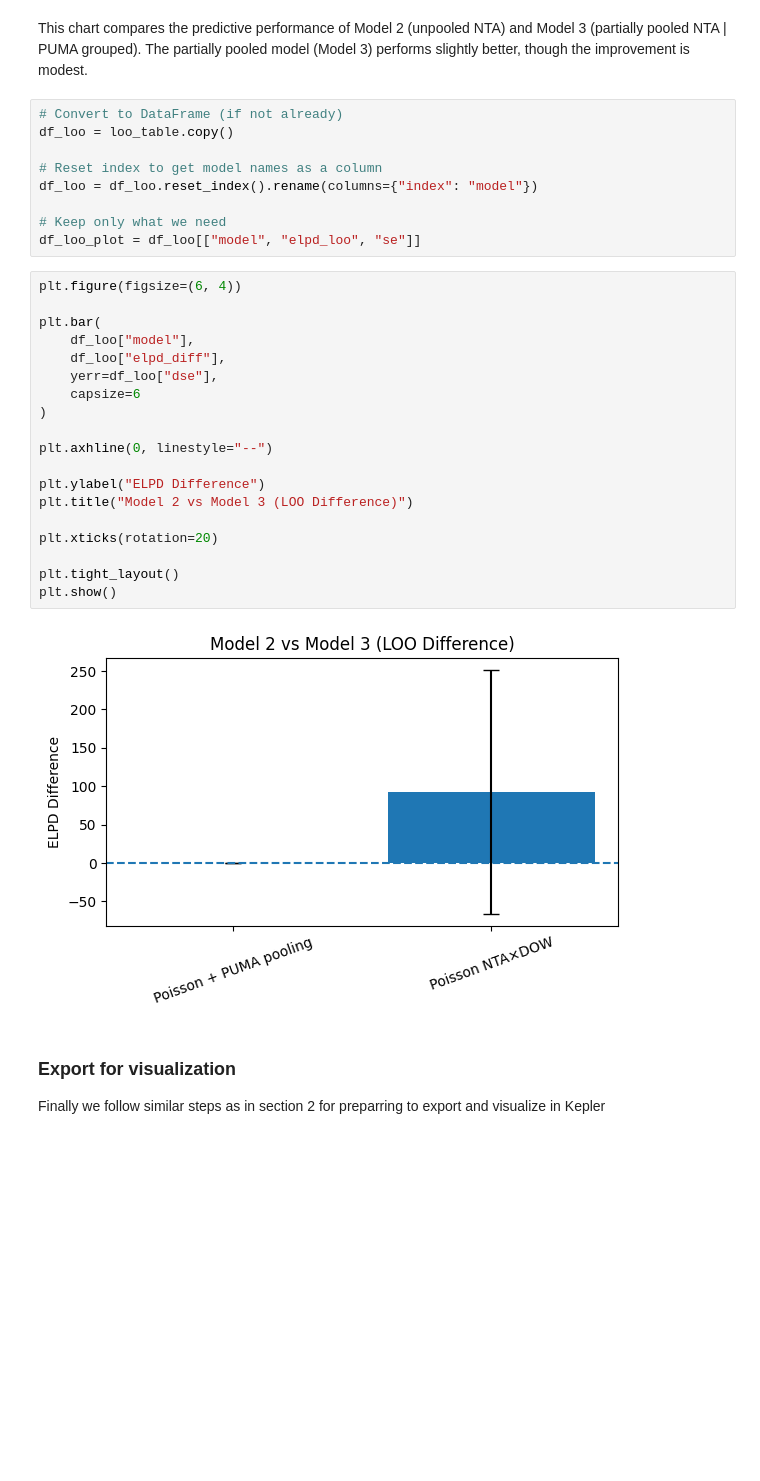
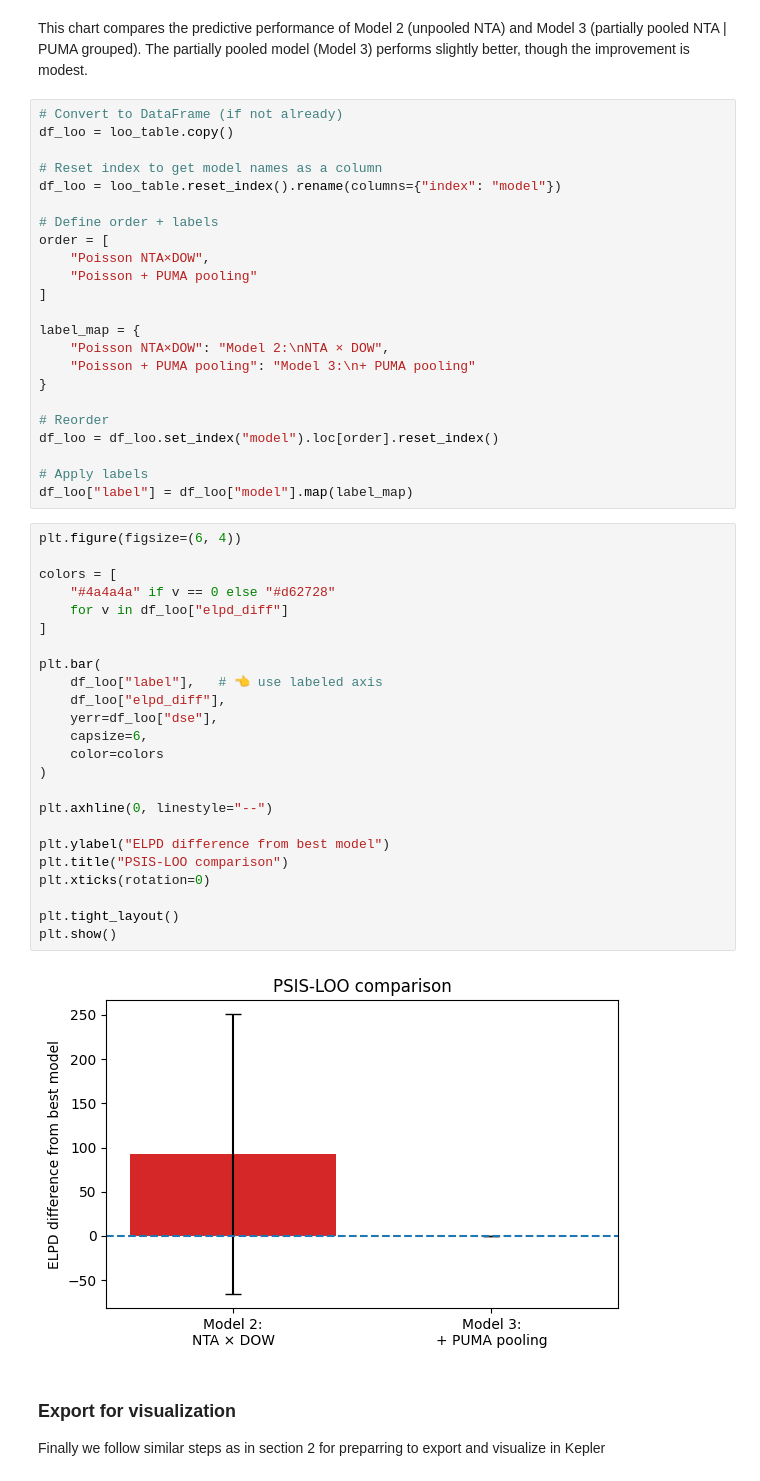
Before and after one commit to mosesmc52/nyc-311-bayesian-noise-models, a Jupyter notebook: notebooks/04_partially_pooled_nta_puma_grouped.ipynb, the cells around one changed output. Saved outputs shown, nothing was run; the diff lists cells and outputs as text; blank space fills up the shorter version.

```diff
--- a/notebooks/04_partially_pooled_nta_puma_grouped.ipynb
+++ b/notebooks/04_partially_pooled_nta_puma_grouped.ipynb
@@ -412,31 +412,50 @@ The partially pooled model (Model 3) performs slightly better, though the improv
 df_loo = loo_table.copy()
 
 # Reset index to get model names as a column
-df_loo = df_loo.reset_index().rename(columns={"index": "model"})
+df_loo = loo_table.reset_index().rename(columns={"index": "model"})
 
-# Keep only what we need
-df_loo_plot = df_loo[["model", "elpd_loo", "se"]]
+# Define order + labels
+order = [
+    "Poisson NTA×DOW",
+    "Poisson + PUMA pooling"
+]
+
+label_map = {
+    "Poisson NTA×DOW": "Model 2:\nNTA × DOW",
+    "Poisson + PUMA pooling": "Model 3:\n+ PUMA pooling"
+}
+
+# Reorder
+df_loo = df_loo.set_index("model").loc[order].reset_index()
+
+# Apply labels
+df_loo["label"] = df_loo["model"].map(label_map)
 # %%
 plt.figure(figsize=(6, 4))
 
+colors = [
+    "#4a4a4a" if v == 0 else "#d62728"
+    for v in df_loo["elpd_diff"]
+]
+
 plt.bar(
-    df_loo["model"],
+    df_loo["label"],   # 👈 use labeled axis
     df_loo["elpd_diff"],
     yerr=df_loo["dse"],
-    capsize=6
+    capsize=6,
+    color=colors
 )
 
 plt.axhline(0, linestyle="--")
 
-plt.ylabel("ELPD Difference")
-plt.title("Model 2 vs Model 3 (LOO Difference)")
-
-plt.xticks(rotation=20)
+plt.ylabel("ELPD difference from best model")
+plt.title("PSIS-LOO comparison")
+plt.xticks(rotation=0)
 
 plt.tight_layout()
 plt.show()
 # %% [output]
-[figure, old version]
+[figure, new version]
 # %% [markdown]
 ### Export for visualization
 
```
